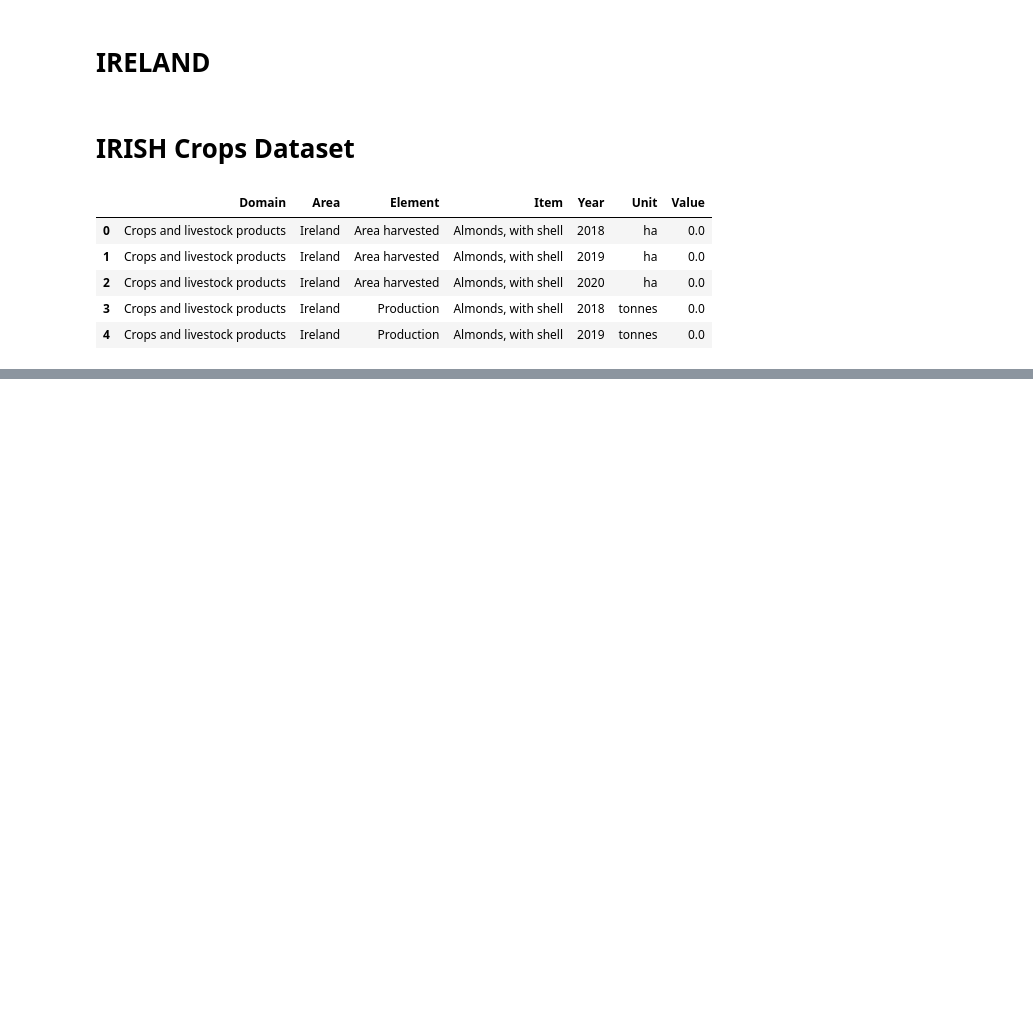
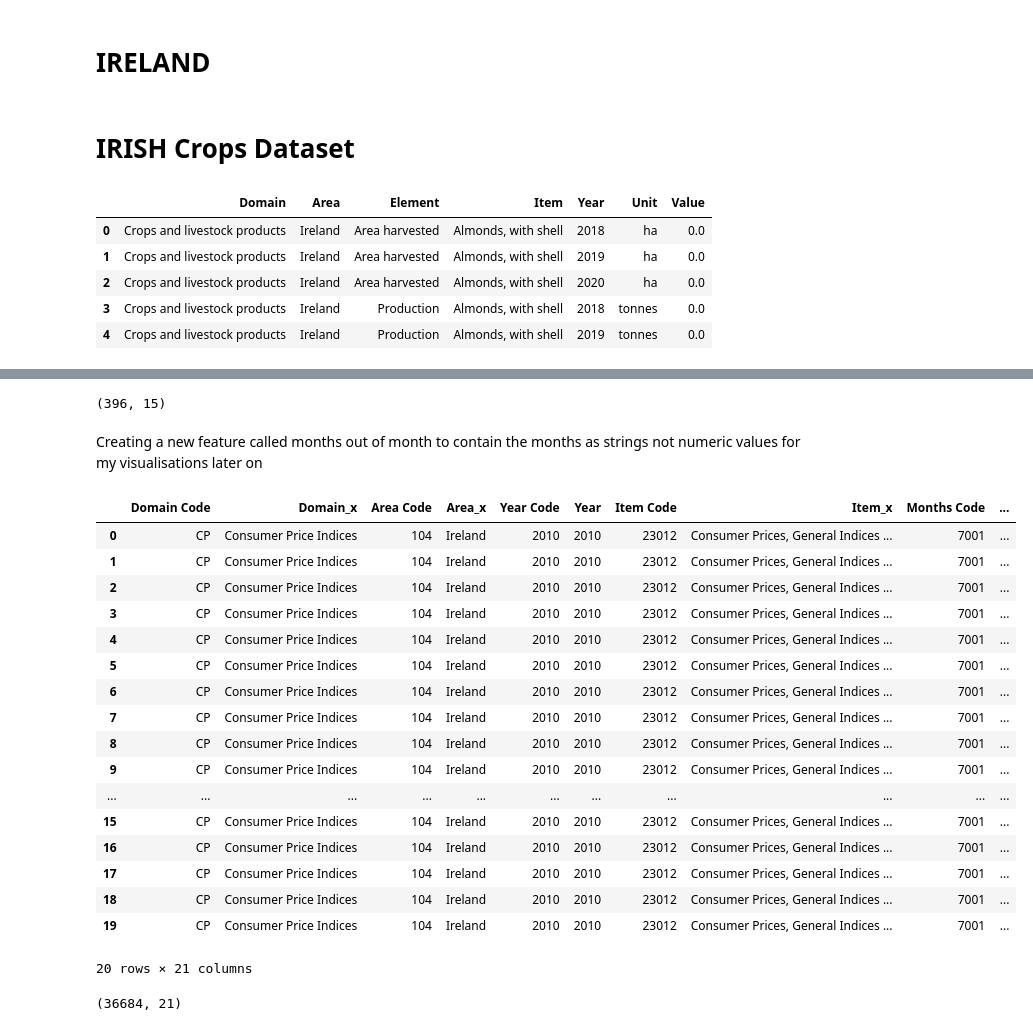
Before and after one commit to chrischukwuka2022/ca2-repo, a Jupyter notebook: CA2.Data_Analystic.ipynb, the cells around one changed output, grey strips where cells are left out. Drawn from its saved outputs; the diff is of its cells as text; code cells hidden in the pictures; blank space fills up the shorter version.

```diff
--- a/CA2.Data_Analystic.ipynb
+++ b/CA2.Data_Analystic.ipynb
@@ -75,0 +99,4 @@ irelandagri_crops.head()
+# %%
+# remove nan or missing values from multiple colu
+irelandagri_crops =  irelandagri_crops.dropna()
+irelandagri_crops.head()
@@ -75,0 +135,5 @@ irelandagri_crops.head()
+# %%
+# Dropping the rows of all rows under item that do not contain crops but contain livestock etc.
+irelandagri_crops= irelandagri_crops[irelandagri_crops["Item"].str.contains("Asses|Beer of barley|Cattle|skimmed cow milk|Cheese, whole cow milk|Chickens|Cream fresh|Ducks|Eggs, hen, in shell|Fat, cattle|Fat, pigs|Fat, sheep|Geese and guinea fowls|Goats|Hides, cattle, fresh|Honey, natural|Hops|Horses|Lard|Margarine, short|Meat nes|Meat, cattle|Meat, chicken|Meat, duck Meat, goose and guinea fowl|Meat, horse|Meat, pig|Meat, sheep|Meat, turkey|Milk, skimmed cow|Milk, skimmed dried|Milk, whole condensed|Milk, whole dried|Milk, whole evaporated|Milk, whole fresh cow|Mules|Offals, edible, cattle|Offals, horses|Offals, pigs, edible|Offals, sheep,edible|Oil, coconut (copra)|Oil, cottonseed|Oil, groundnut|Oil, linseed|Oil, palm kernel|Oil, rapeseed|Oil, soybean|Pigs|Rapeseed|Sheep|Skins, sheep, fresh|Sugar Raw Centrifugal|Tallow|Turkeys|fresh nes|Whey, condensed|Wool, greasy|Molasses|Almonds, with shell|Buffaloes|Cottonseed|Fat, goats|Hemp tow waste|Meat, goat|Milk, whole fresh buffalo|Milk, whole fresh goat|Milk, whole fresh sheep|Offals, edible, goats|paddy (rice milled equivalent)|Skins, goat, fresh|Sorghum|Tobacco, unmanufactured|Triticale|Meat, duck|Meat, goose and guinea fowl") == False]
+# display
+irelandagri_crops
@@ -75,0 +154,3 @@ irelandagri_crops.head()
+# %%
+irelandagri_consumer = pd.read_csv('FAOSTAT_data_5-1-2022.csv')
+irelandagri_consumer.head()
@@ -75,0 +205,38 @@ irelandagri_crops.head()
+# %%
+irelandagri_consumer.shape
+# %% [output]
+(396, 15)
+# %% [markdown]
+Creating a new feature called months out of month to contain the months as strings not numeric values for my visualisations later on
+# %%
+#merging both datasets using a left Inner Join on Year and year columnn and assiging the result to a new
+#dataframe called df_irishdata
+df_irishdata =pd.merge(irelandagri_consumer,irelandagri_crops,left_on="Year",right_on="Year", how ="inner")
+# %%
+#inspectng the new dataframe usualy the default of 5 rows is enough after the merge I like to see 20 rows to ensure
+#I have captured everything from both datasets and also to ensure I have not captured lots of duplicates
+df_irishdata.head(20)
+# %% [output]
+|  | Domain Code | Domain_x | Area Code | Area_x | Year Code | Year | Item Code | Item_x | Months Code | ... |
+| 0 | CP | Consumer Price Indices | 104 | Ireland | 2010 | 2010 | 23012 | Consumer Prices, General Indices ... | 7001 | ... |
+| 1 | CP | Consumer Price Indices | 104 | Ireland | 2010 | 2010 | 23012 | Consumer Prices, General Indices ... | 7001 | ... |
+| 2 | CP | Consumer Price Indices | 104 | Ireland | 2010 | 2010 | 23012 | Consumer Prices, General Indices ... | 7001 | ... |
+| 3 | CP | Consumer Price Indices | 104 | Ireland | 2010 | 2010 | 23012 | Consumer Prices, General Indices ... | 7001 | ... |
+| 4 | CP | Consumer Price Indices | 104 | Ireland | 2010 | 2010 | 23012 | Consumer Prices, General Indices ... | 7001 | ... |
+| 5 | CP | Consumer Price Indices | 104 | Ireland | 2010 | 2010 | 23012 | Consumer Prices, General Indices ... | 7001 | ... |
+| 6 | CP | Consumer Price Indices | 104 | Ireland | 2010 | 2010 | 23012 | Consumer Prices, General Indices ... | 7001 | ... |
+| 7 | CP | Consumer Price Indices | 104 | Ireland | 2010 | 2010 | 23012 | Consumer Prices, General Indices ... | 7001 | ... |
+| 8 | CP | Consumer Price Indices | 104 | Ireland | 2010 | 2010 | 23012 | Consumer Prices, General Indices ... | 7001 | ... |
+| 9 | CP | Consumer Price Indices | 104 | Ireland | 2010 | 2010 | 23012 | Consumer Prices, General Indices ... | 7001 | ... |
+| ... | ... | ... | ... | ... | ... | ... | ... | ... | ... | ... |
+| 15 | CP | Consumer Price Indices | 104 | Ireland | 2010 | 2010 | 23012 | Consumer Prices, General Indices ... | 7001 | ... |
+| 16 | CP | Consumer Price Indices | 104 | Ireland | 2010 | 2010 | 23012 | Consumer Prices, General Indices ... | 7001 | ... |
+| 17 | CP | Consumer Price Indices | 104 | Ireland | 2010 | 2010 | 23012 | Consumer Prices, General Indices ... | 7001 | ... |
+| 18 | CP | Consumer Price Indices | 104 | Ireland | 2010 | 2010 | 23012 | Consumer Prices, General Indices ... | 7001 | ... |
+| 19 | CP | Consumer Price Indices | 104 | Ireland | 2010 | 2010 | 23012 | Consumer Prices, General Indices ... | 7001 | ... |
+20 rows × 21 columns
+# %%
+#display the shape of the new merged dataframe
+df_irishdata.shape
+# %% [output]
+(36684, 21)
```
Also changed, not shown: parts of 19 cells of this notebook.
